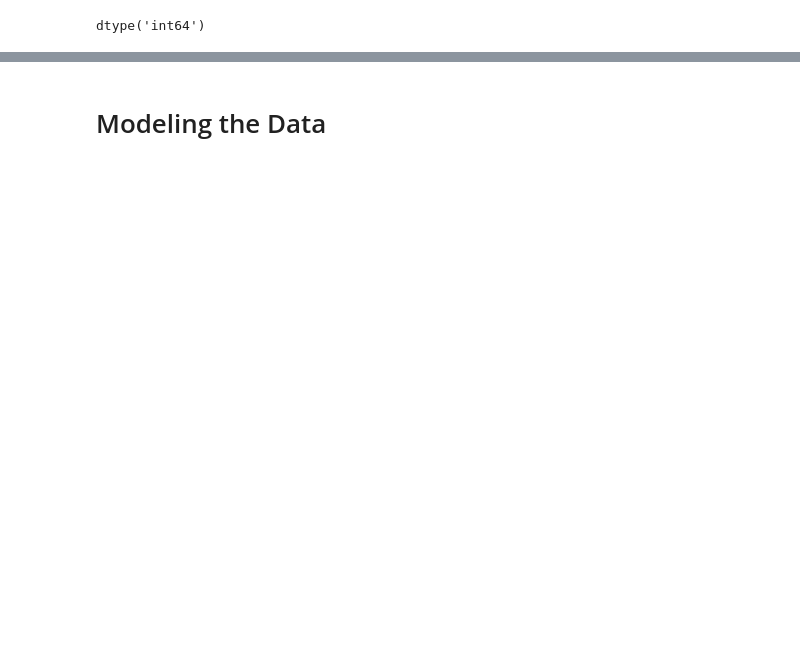
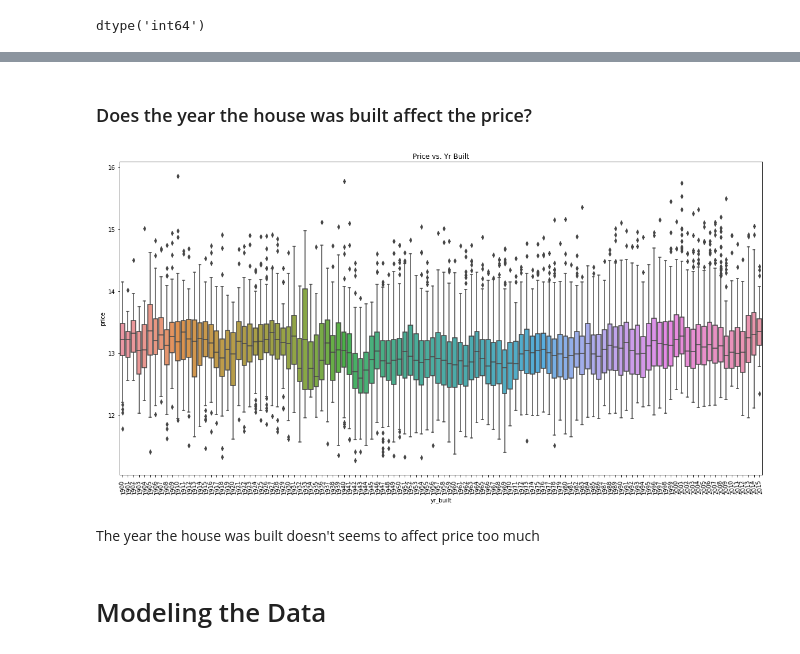
Before and after one commit to callRoko/dsc-1-final-project-online-ds-pt-041519, a Jupyter notebook: student.ipynb, the cells around one changed output, grey strips where cells are left out. Cells and saved outputs as stored; diff of their text form; code cells hidden in the pictures; blank space fills up the shorter version.

```diff
--- a/student.ipynb
+++ b/student.ipynb
@@ -527,2 +548,18 @@ final_housing = final_housing.drop('ZC_98199', axis = 1)
+# %% [markdown]
+### Does the year the house was built affect the price?
+# %%
+x = housing['yr_built']
+y = housing_pred['price']
+plt.figure(figsize=(20,10))
+sns.boxplot(x=x, y=y, data=housing)
+plt.title('Price vs. Yr Built')
+plt.xlabel('yr_built')
+plt.xticks(rotation = 100)
+plt.ylabel('price')
+plt.show()
+# %% [output]
+[figure, added]
+# %% [markdown]
+The year the house was built doesn't seems to affect price too much
 # %% [markdown]
 # Modeling the Data
```
Also changed, not shown: parts of 100 cells of this notebook.
